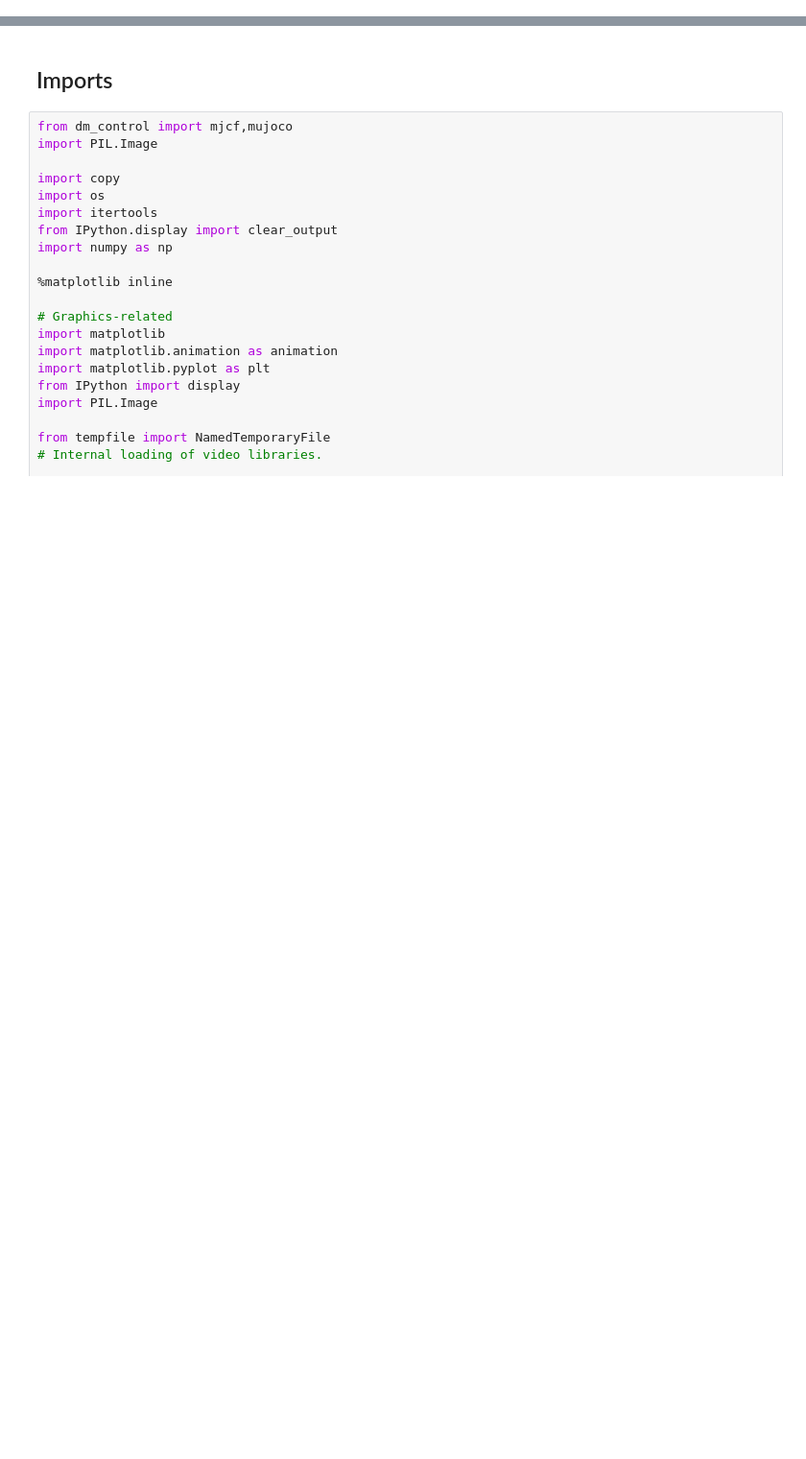
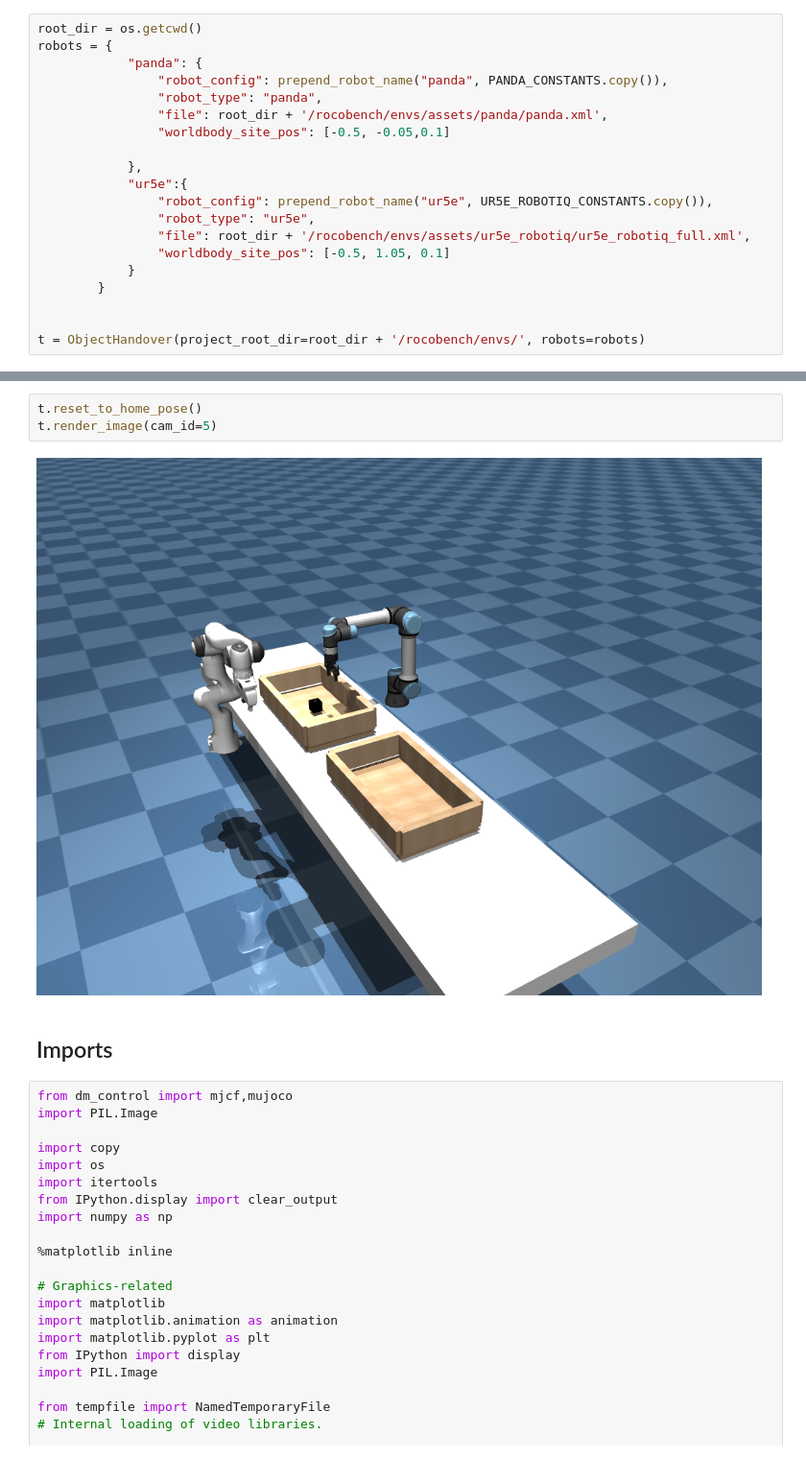
Before and after one commit to vignesh-anand/robot-collab-v2, a Jupyter notebook: multi-arm_demo.ipynb, the cells around one changed output, grey strips where cells are left out. Shown at 96% size. Drawn from its saved outputs; the diff is of its cells as text; blank space fills up the shorter version.

```diff
--- a/multi-arm_demo.ipynb
+++ b/multi-arm_demo.ipynb
@@ -0,0 +453,20 @@
+# %%
+root_dir = os.getcwd()
+robots = {
+            "panda": {
+                "robot_config": prepend_robot_name("panda", PANDA_CONSTANTS.copy()),
+                "robot_type": "panda",
+                "file": root_dir + '/rocobench/envs/assets/panda/panda.xml',
+                "worldbody_site_pos": [-0.5, -0.05,0.1]
+
+            },
+            "ur5e":{
+                "robot_config": prepend_robot_name("ur5e", UR5E_ROBOTIQ_CONSTANTS.copy()),
+                "robot_type": "ur5e",
+                "file": root_dir + '/rocobench/envs/assets/ur5e_robotiq/ur5e_robotiq_full.xml',
+                "worldbody_site_pos": [-0.5, 1.05, 0.1]
+            }
+        }
+
+
+t = ObjectHandover(project_root_dir=root_dir + '/rocobench/envs/', robots=robots)
@@ -1,3 +498,8 @@
+# %%
+t.reset_to_home_pose()
+t.render_image(cam_id=5)
+# %% [output]
+[figure, added]
 # %% [markdown]
 ## Imports
 # %%
```
Also changed, not shown: parts of 42 cells of this notebook, 2 other files.
